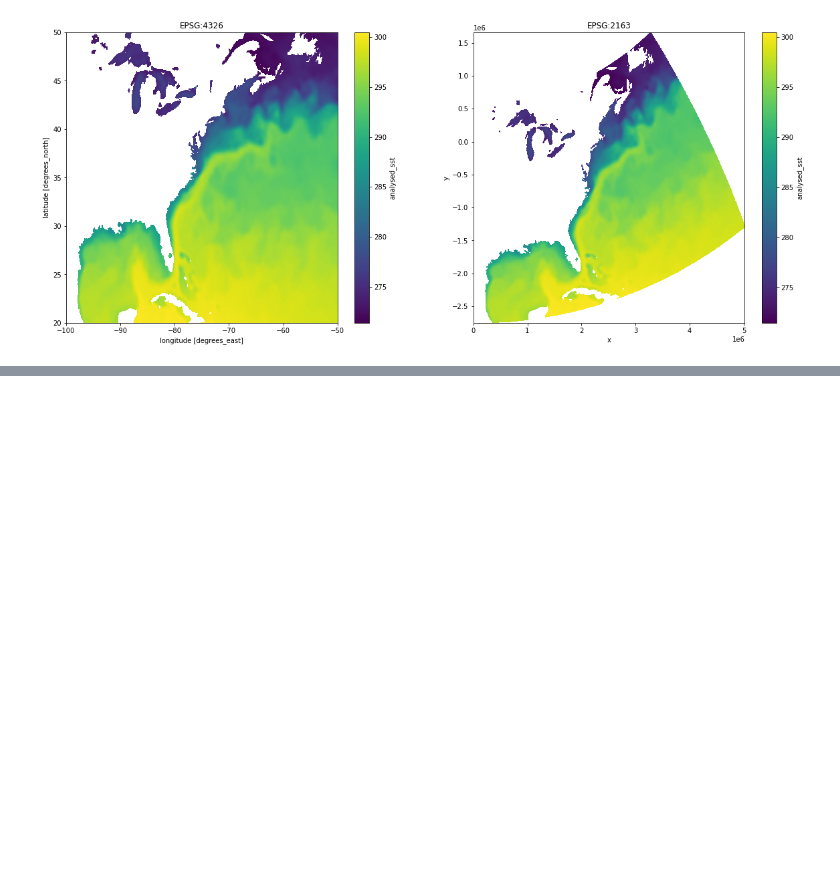
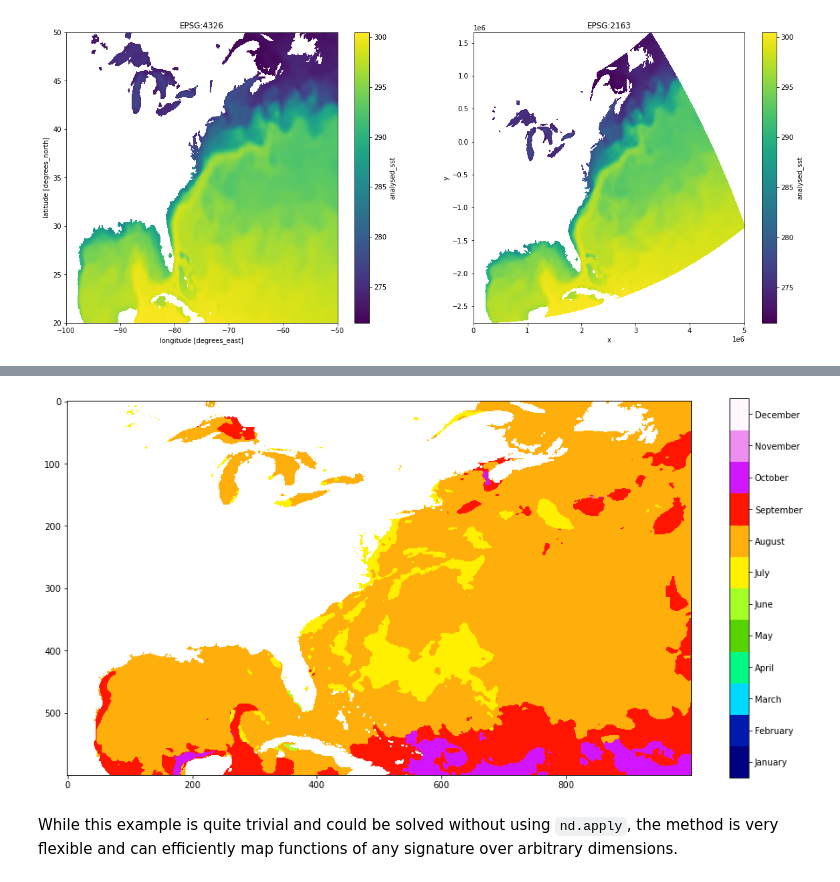
Before and after one commit to jnhansen/nd, a Jupyter notebook: examples/tutorial_ghrsst.ipynb, the cells around one changed output, grey strips where cells are left out. Drawn from its saved outputs; the diff is of its cells as text; code cells hidden in the pictures; blank space fills up the shorter version.

Commit message:
expand GHRSST example

```diff
--- a/examples/tutorial_ghrsst.ipynb
+++ b/examples/tutorial_ghrsst.ipynb
@@ -82,0 +92,13 @@ ax[1].set_title('EPSG:2163');
+# %%
+hottest = sst_celsius.nd.apply(np.argmax, signature='(time)->()')
+# %%
+plt.figure(figsize=(16, 8))
+plt.imshow(hottest.where(mask), cmap=plt.cm.get_cmap('gist_ncar', 12), vmin=-.5, vmax=11.5)
+months = np.arange(12)
+month_names = map(calendar.month_name.__getitem__, months + 1)
+cbar = plt.colorbar(ticks=months)
+cbar.ax.set_yticklabels(month_names);
+# %% [output]
+[figure, added]
+# %% [markdown]
+While this example is quite trivial and could be solved without using `nd.apply`, the method is very flexible and can  efficiently map functions of any signature over arbitrary dimensions.
```
Also changed, not shown: parts of 4 cells of this notebook.
